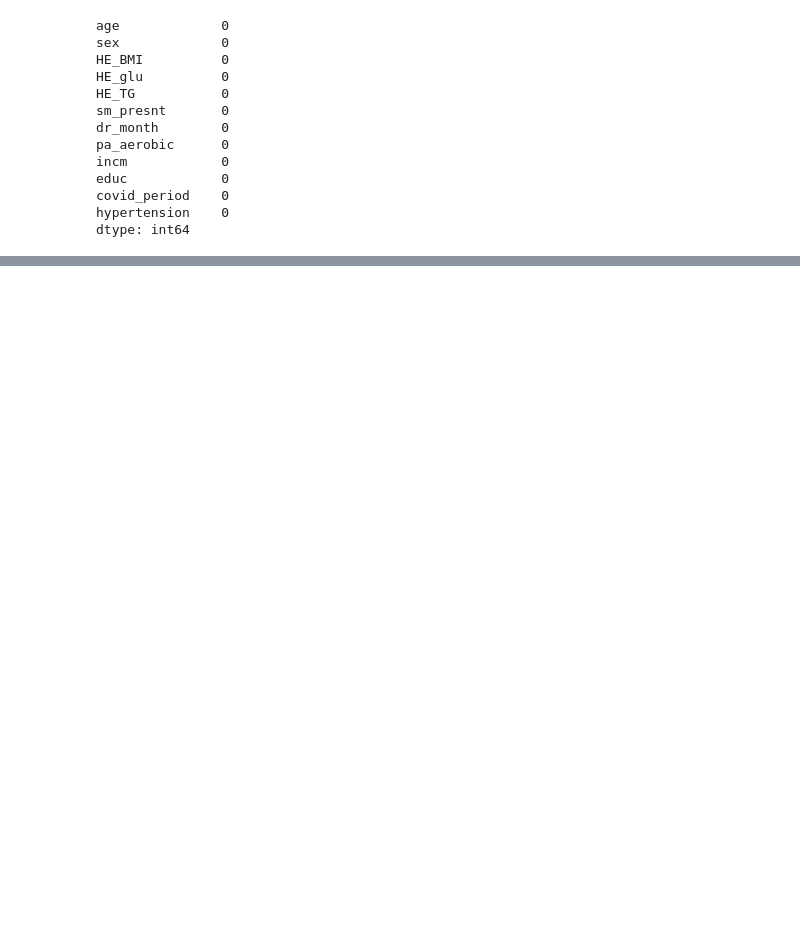
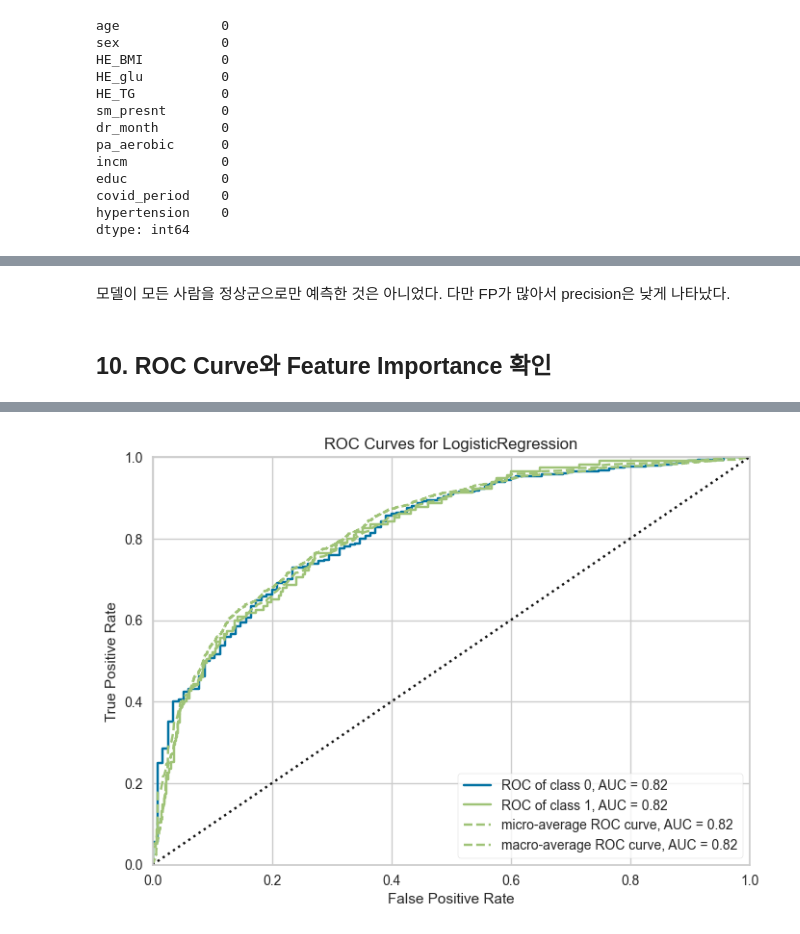
Before and after one commit to thanhdvu/cardiovascular-risk-khanes, a Jupyter notebook: professor_feedback_review/04_professor_feedback_review.ipynb, the cells around one changed output, grey strips where cells are left out. Saved outputs shown, nothing was run; the diff lists cells and outputs as text; code cells hidden in the pictures; blank space fills up the shorter version.

```diff
--- a/professor_feedback_review/04_professor_feedback_review.ipynb
+++ b/professor_feedback_review/04_professor_feedback_review.ipynb
@@ -459,0 +408,8 @@ feature_expansion_table
+# %% [markdown]
+모델이 모든 사람을 정상군으로만 예측한 것은 아니었다.
+다만 FP가 많아서 precision은 낮게 나타났다.
+# %% [markdown]
+## 10. ROC Curve와 Feature Importance 확인
+# %%
+plot_model(tuned_weight, plot='auc')
+# %% [output]
@@ -459,0 +417 @@ feature_expansion_table
+[figure, added]
```
Also changed, not shown: parts of 91 cells of this notebook.
